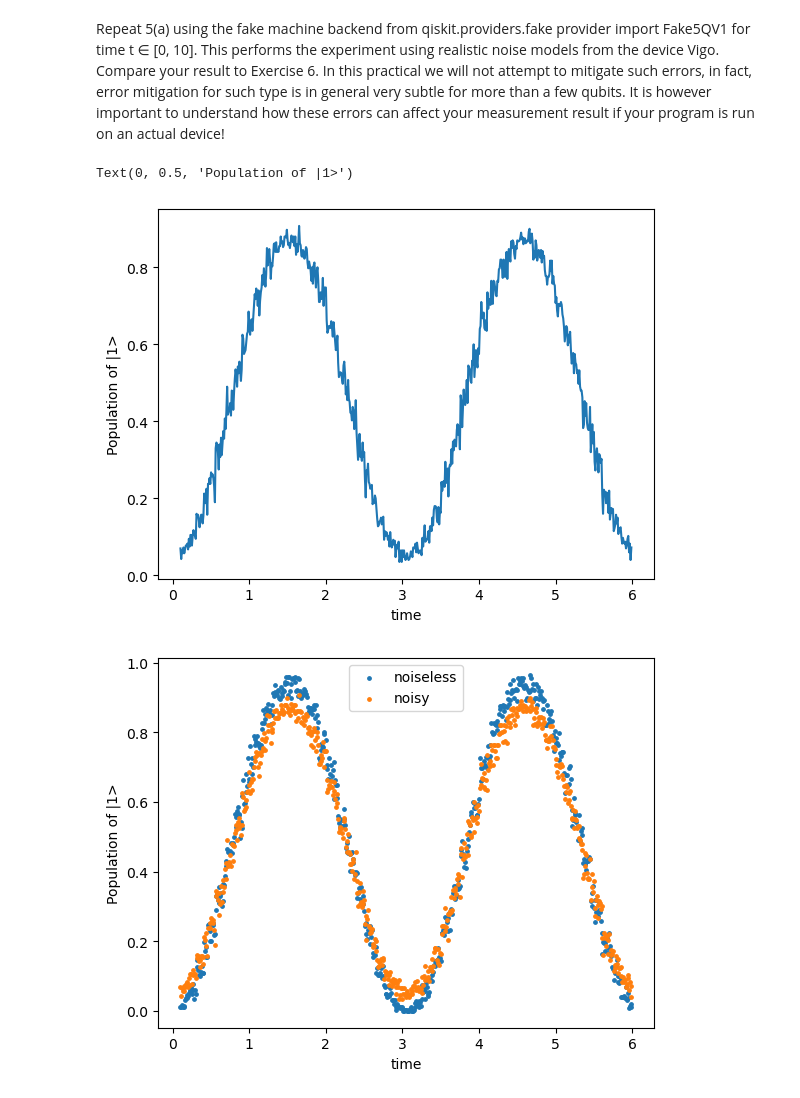
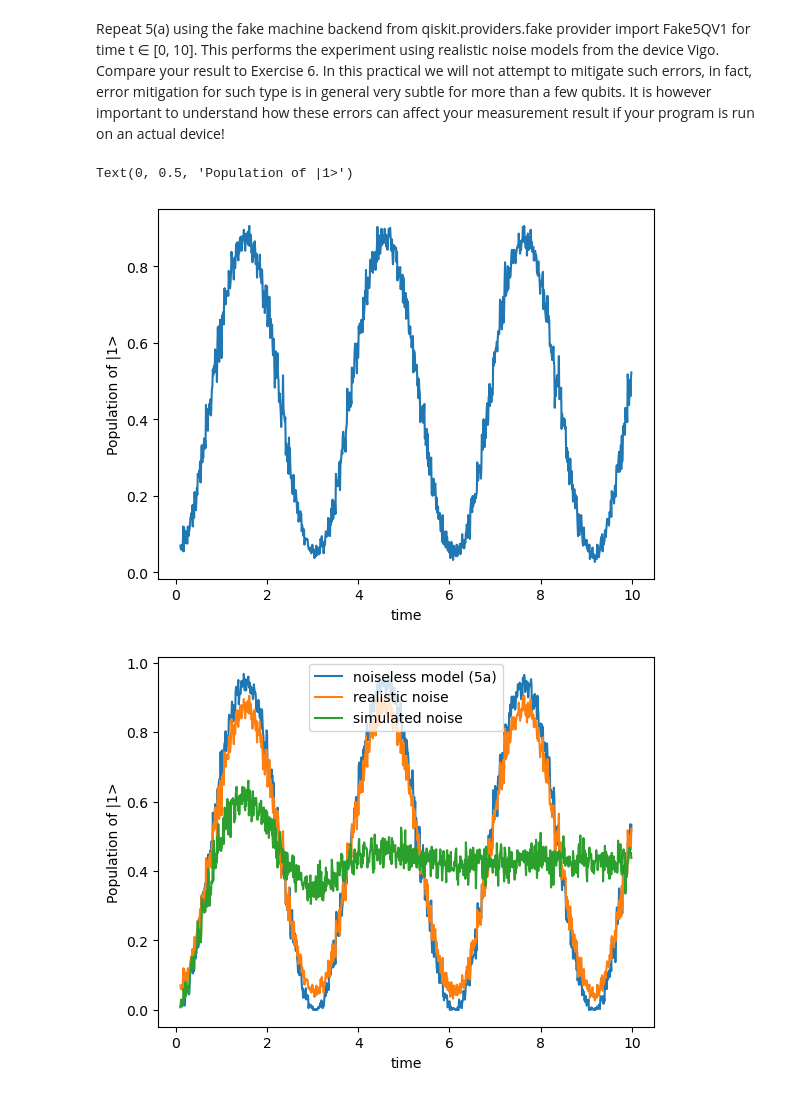
Before and after one commit to gconcheri/FoPra34, a Jupyter notebook: day1_ex5-6-7.ipynb, the cells around one changed output. Saved outputs shown, nothing was run; the diff lists cells and outputs as text; code cells hidden in the pictures.

```diff
--- a/day1_ex5-6-7.ipynb
+++ b/day1_ex5-6-7.ipynb
@@ -237,7 +260,7 @@ dtnew = 0.01
 p = 0.1
 gamma = 0.02
 
-t = np.arange(0.1,6,0.01)
+t = np.arange(0.1,10,0.01)
 P7 = []
 for tt in t:
     #print(tt)
@@ -248,4 +271,4 @@ plt.xlabel('time')
 plt.ylabel('Population of |1>')
 # %% [output]
 Text(0, 0.5, 'Population of |1>')
-[figure, old version]
+[figure, new version]
@@ -252,14 +278,20 @@ Text(0, 0.5, 'Population of |1>')
 # %%
-Pa = []
-for tt in t:
-    #print(tt)
-    Pa.append(time_evolve(tt,dt,w,w0,w1,'1'))
+#Pa = []
+#for tt in t:
+#    #print(tt)
+#    Pa.append(time_evolve(tt,dt,w,w0,w1,'1'))
 
-plt.scatter(t,Pa, label = 'noiseless', s = 6)
-plt.scatter(t,P7, label = 'noisy', s = 6)
+#plt.scatter(t,P5a, label = 'noiseless', s = 6)
+#plt.scatter(t,P7, label = 'noisy 7', s = 6)
+#plt.scatter(t,P6, label = "noisy 6", s = 6)
+
+plt.plot(t,P5a, label = 'noiseless model (5a)')
+plt.plot(t,P7, label = 'realistic noise')
+plt.plot(t,P6, label = 'simulated noise')
+
 plt.xlabel('time')
 plt.ylabel('Population of |1>')
 plt.legend()
-plt.savefig("ex7.png")
+plt.savefig("ex7new.png")
 # %% [output]
-[figure, old version]
+[figure, new version]
```
Also changed, not shown: parts of 8 cells of this notebook, 17 other files.
